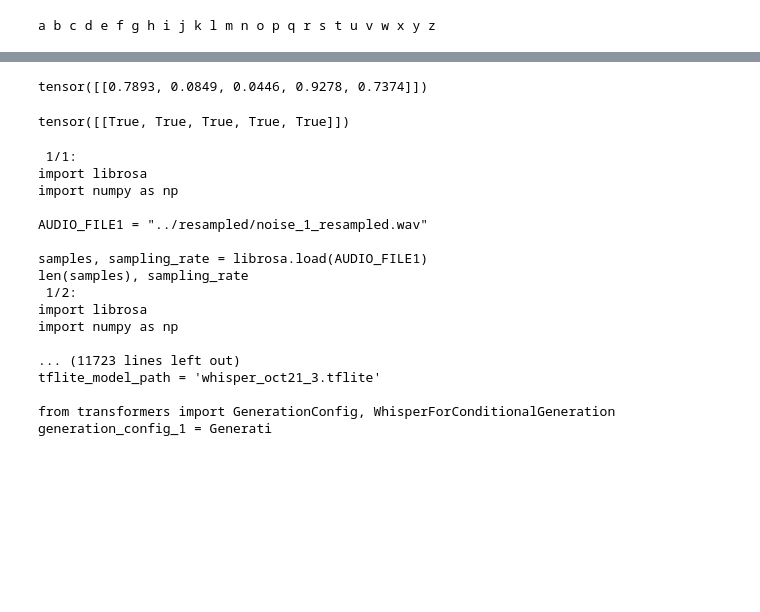
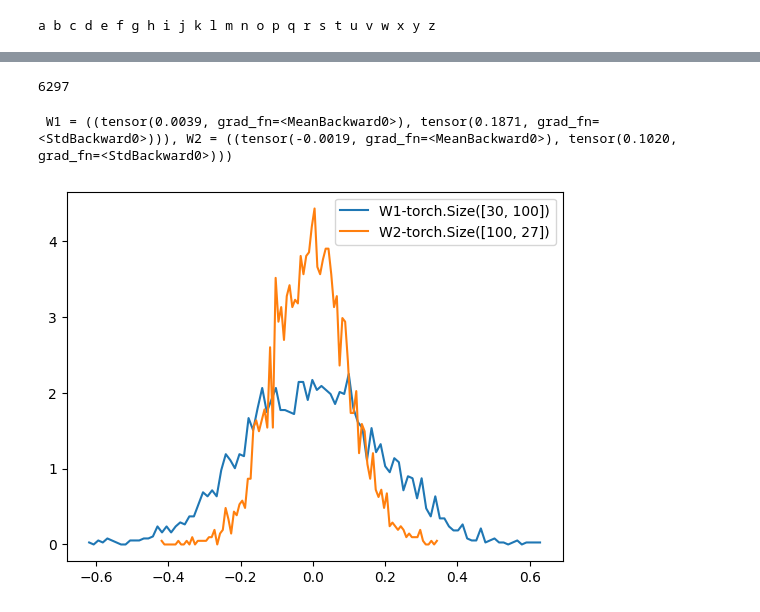
Before and after one commit to nashfn/nashgrad, a Jupyter notebook: nash_makemore_part4_backpropninja.ipynb, the cells around one changed output, grey strips where cells are left out. Saved outputs shown, nothing was run; the diff lists cells and outputs as text; code cells hidden in the pictures; blank space fills up the shorter version.

```diff
--- a/nash_makemore_part4_backpropninja.ipynb
+++ b/nash_makemore_part4_backpropninja.ipynb
@@ -67,16 +69,25 @@ num_hidden = 100 # 100 neurons in the hidden layer.
 g = torch.Generator().manual_seed(2147483647) # for reproducibility
 C  = torch.randn((vocab_size, embed_dim), generator=g)
 
-total_context_len = embed_dim * vocab_size
+total_context_len = embed_dim * context_len
 
 # hidden layer 1
-W1 = torch.randn((total_context_len, num_hidden), generator = g)
+W1 = torch.randn((total_context_len, num_hidden), generator = g) * (total_context_len ** -0.5)
+B1 = torch.randn(num_hidden, generator = g) * 0.1
+
+# BN layer
+
+bngamma = torch.randn(num_hidden, generator = g) * 0.1
+bnbeta = torch.randn(num_hidden, generator = g) * 0.1
 
 # output layer
-W2 = torch.randn((num_hidden, vocab_size), generator = g)
+W2 = torch.randn((num_hidden, vocab_size), generator = g) * 0.1
+B2 = torch.randn(vocab_size, generator = g) * 0.1
+
+parameters = [C, W1, B1, bngamma, bnbeta, W2, B2]
+print(sum(p.nelement() for p in parameters))
+
+for p in parameters:
+    p.requires_grad = True
 # %% [output]
-tensor([[0.7893, 0.0849, 0.0446, 0.9278, 0.7374]])
+6297
-# %%
-xz.bool()
-# %% [output]
-tensor([[True, True, True, True, True]])
@@ -83,20 +101,18 @@ tensor([[True, True, True, True, True]])
 # %%
 #%history -g
+t = W1
+legends=[]
+def add_plot(t, legend):
+    hy, hx = torch.histogram(t, density=True)
+    plt.plot(hx[:-1].detach(), hy.detach())
+    legends.append(f"{legend}-{t.shape}")
+
+add_plot(W1, "W1")
+add_plot(W2, "W2")
+#add_plot(bngamma, "gamma")
+#add_plot(bnbeta, "beta")
+plt.legend(legends)
+print(f" W1 = ({W1.mean(), W1.std()}), W2 = ({W2.mean(), W2.std()})")
 # %% [output]
- 1/1:
-import librosa
-import numpy as np
-
-AUDIO_FILE1 = "../resampled/noise_1_resampled.wav"
-
-samples, sampling_rate = librosa.load(AUDIO_FILE1)
-len(samples), sampling_rate
- 1/2:
-import librosa
-import numpy as np
-
-... (11723 lines left out)
-tflite_model_path = 'whisper_oct21_3.tflite'
-
-from transformers import GenerationConfig, WhisperForConditionalGeneration
-generation_config_1 = Generati
+ W1 = ((tensor(0.0039, grad_fn=<MeanBackward0>), tensor(0.1871, grad_fn=<StdBackward0>))), W2 = ((tensor(-0.0019, grad_fn=<MeanBackward0>), tensor(0.1020, grad_fn=<StdBackward0>)))
+[figure, added]
```
Also changed, not shown: parts of 31 cells of this notebook, 5 other files.
